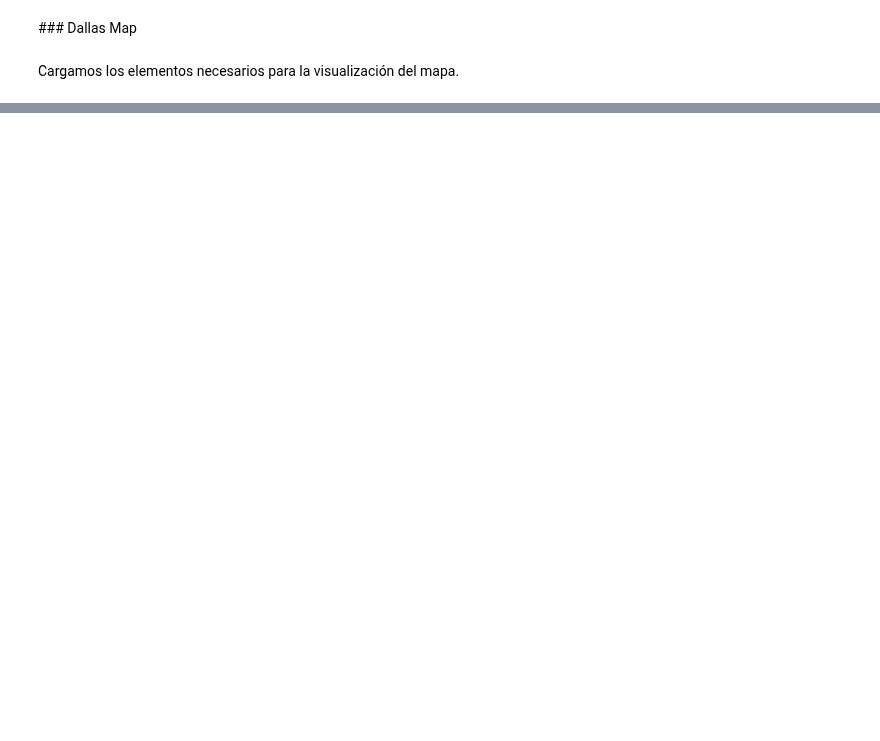
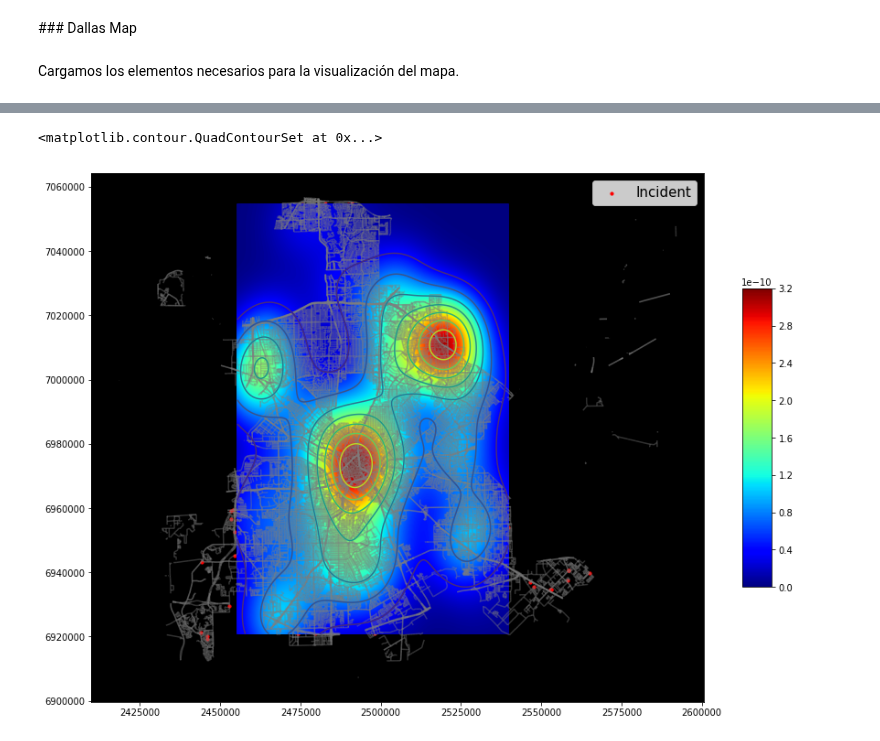
Before and after one commit to chris-carstens/iPre-2019-1, a Jupyter notebook: Modeling/Predictive Crime Mapping - STKDE.ipynb, the cells around one changed output, grey strips where cells are left out. Cells and saved outputs as stored; diff of their text form; code cells hidden in the pictures; blank space fills up the shorter version.

```diff
--- a/Modeling/Predictive Crime Mapping - STKDE.ipynb
+++ b/Modeling/Predictive Crime Mapping - STKDE.ipynb
@@ -42,3 +46,10 @@ limit
 
     results = client.get(cre.socrata_dataset_identifier, query=query, content_type='json')
     df = pd.DataFrame.from_records(results)
+# %%
+# ejecutar esto para la parte post-mapa arcgis
+
+df_hm = df[['x_coordinate', 'y_cordinate']]
+df_hm.rename(columns={'x_coordinate':'x', 'y_cordinate':'y'}, inplace=True)
+df_hm['x'] = df_hm['x'].apply(lambda x: float(x))
+df_hm['y'] = df_hm['y'].apply(lambda x: float(x))
@@ -138,0 +161,36 @@ f"Dallas -> longitude: {citylong}, latitude: {citylat}"
+# %%
+dallas = gpd.read_file('shp/STREETS.shp')
+crs = dallas.crs
+# %%
+geometry = [Point(xy) for xy in zip(df_hm['x'], df_hm['y'])]
+geo_df = gpd.GeoDataFrame(df_hm,
+                         crs = crs,
+                         geometry = geometry)
+
+fig, ax = plt.subplots(figsize = (15, 15))
+ax.set_facecolor('xkcd:black')
+
+dallas.plot(ax = ax, alpha = .4, color="gray")
+geo_df.plot(ax = ax, markersize = 10, color = 'red', marker = 'o', label = 'Incident')
+plt.legend(prop={'size': 15})
+
+nbins = 1000
+data = np.array(df_hm[['x','y']])
+
+k = kde.gaussian_kde(data.T)
+xi, yi = np.mgrid[x.min():x.max():nbins*1j, y.min():y.max():nbins*1j]
+zi = k(np.vstack([xi.flatten(), yi.flatten()]))
+cs = plt.contour(xi, yi, zi.reshape(xi.shape), cmap = 'jet')
+
+cmap = mpl.cm.jet
+norm = mpl.colors.Normalize(vmin=cs.cvalues.min(), vmax=cs.cvalues.max())
+sm = plt.cm.ScalarMappable(norm=norm, cmap = cs.cmap)
+sm.set_array([])
+fig.colorbar(sm, ticks=cs.levels, shrink=.4, aspect=10)
+
+# Se comenta lo de abajo para ver solo los contornos.
+plt.pcolormesh(xi, yi, zi.reshape(xi.shape), shading='gouraud', cmap='jet')
+plt.contour(xi, yi, zi.reshape(xi.shape))
+# %% [output]
+<matplotlib.contour.QuadContourSet at 0x...>
+[figure, added]
```
Also changed, not shown: parts of 10 cells of this notebook, 11 other files.
